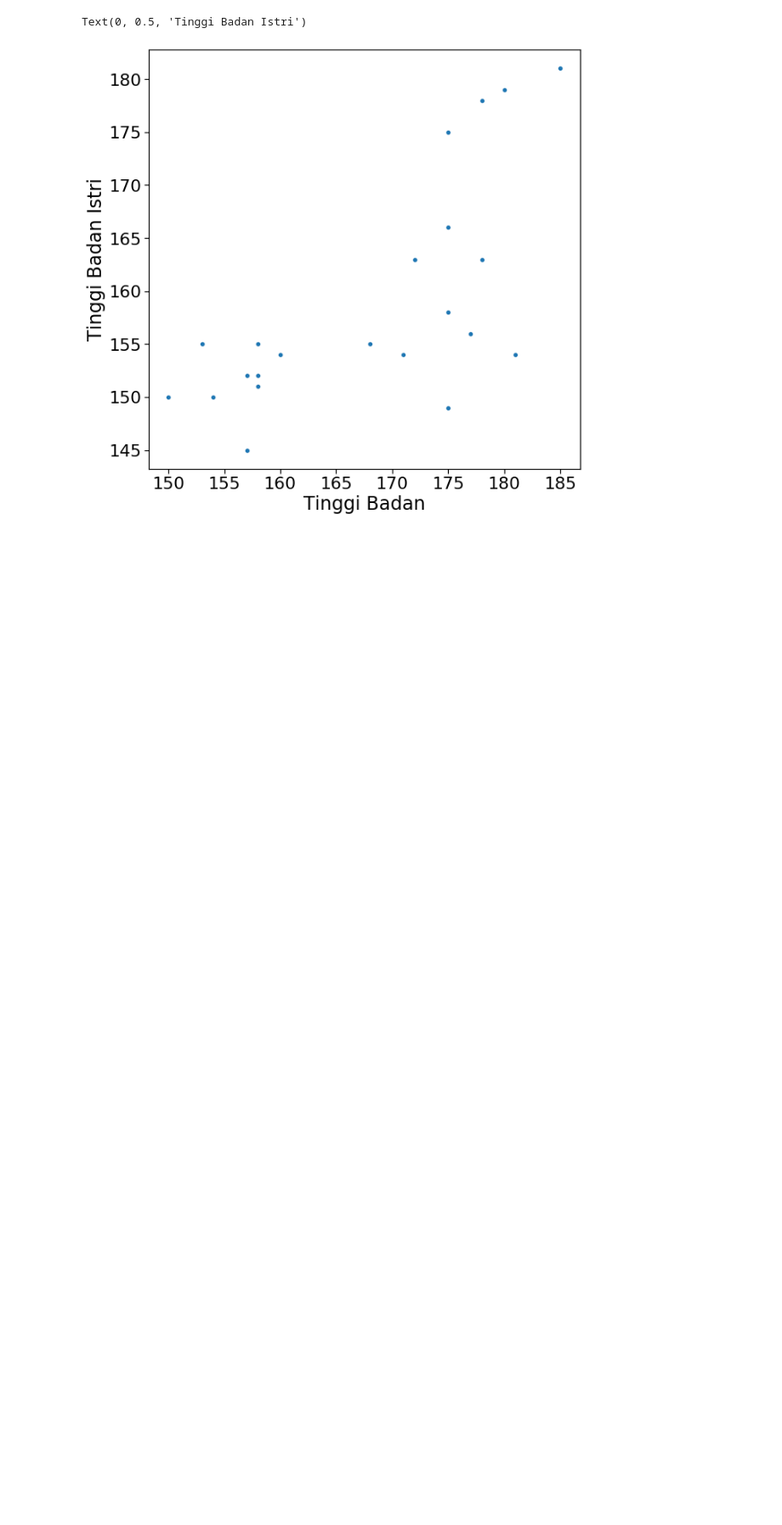
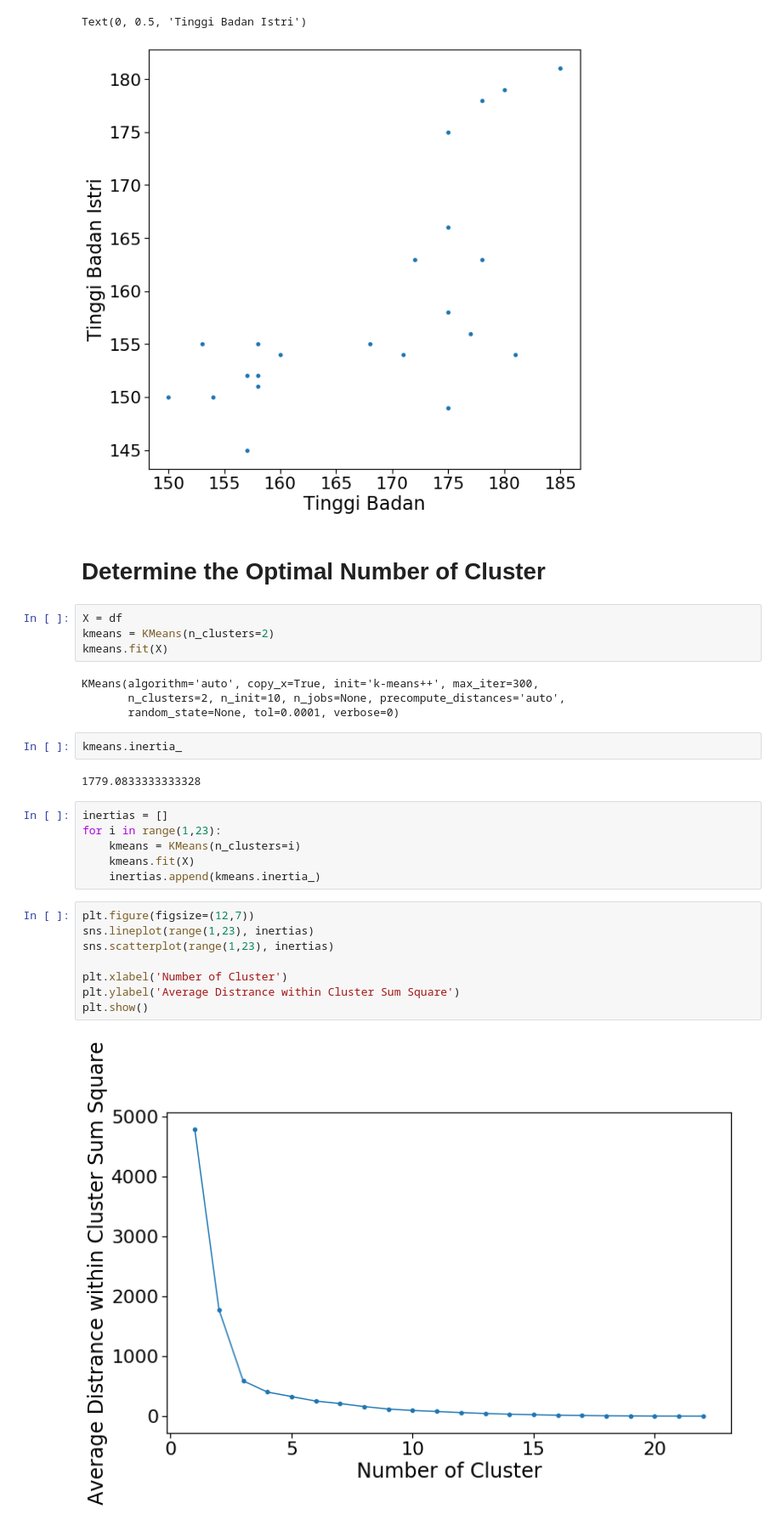
Before and after one commit to Damianus04/data-science-purwadhika, a Jupyter notebook: Modul_3_Machine_Learning_Working_Files/20210315 - Unsupervised Learning - exercise.ipynb, the cells around one changed output. Shown at 85% size. Saved outputs shown, nothing was run; the diff lists cells and outputs as text; blank space fills up the shorter version.

```diff
--- a/Modul_3_Machine_Learning_Working_Files/20210315 - Unsupervised Learning - exercise.ipynb
+++ b/Modul_3_Machine_Learning_Working_Files/20210315 - Unsupervised Learning - exercise.ipynb
@@ -323,3 +327,33 @@ plt.ylabel('Tinggi Badan Istri')
 # %% [output]
 Text(0, 0.5, 'Tinggi Badan Istri')
 [figure]
+# %% [markdown]
+# Determine the Optimal Number of Cluster
+# %%
+X = df
+kmeans = KMeans(n_clusters=2)
+kmeans.fit(X)
+# %% [output]
+KMeans(algorithm='auto', copy_x=True, init='k-means++', max_iter=300,
+       n_clusters=2, n_init=10, n_jobs=None, precompute_distances='auto',
+       random_state=None, tol=0.0001, verbose=0)
+# %%
+kmeans.inertia_
+# %% [output]
+1779.0833333333328
+# %%
+inertias = []
+for i in range(1,23):
+    kmeans = KMeans(n_clusters=i)
+    kmeans.fit(X)
+    inertias.append(kmeans.inertia_)
+# %%
+plt.figure(figsize=(12,7))
+sns.lineplot(range(1,23), inertias)
+sns.scatterplot(range(1,23), inertias)
+
+plt.xlabel('Number of Cluster')
+plt.ylabel('Average Distrance within Cluster Sum Square')
+plt.show()
+# %% [output]
+[figure, added]
```
Also changed, not shown: parts of 36 cells of this notebook, 12 other files.
